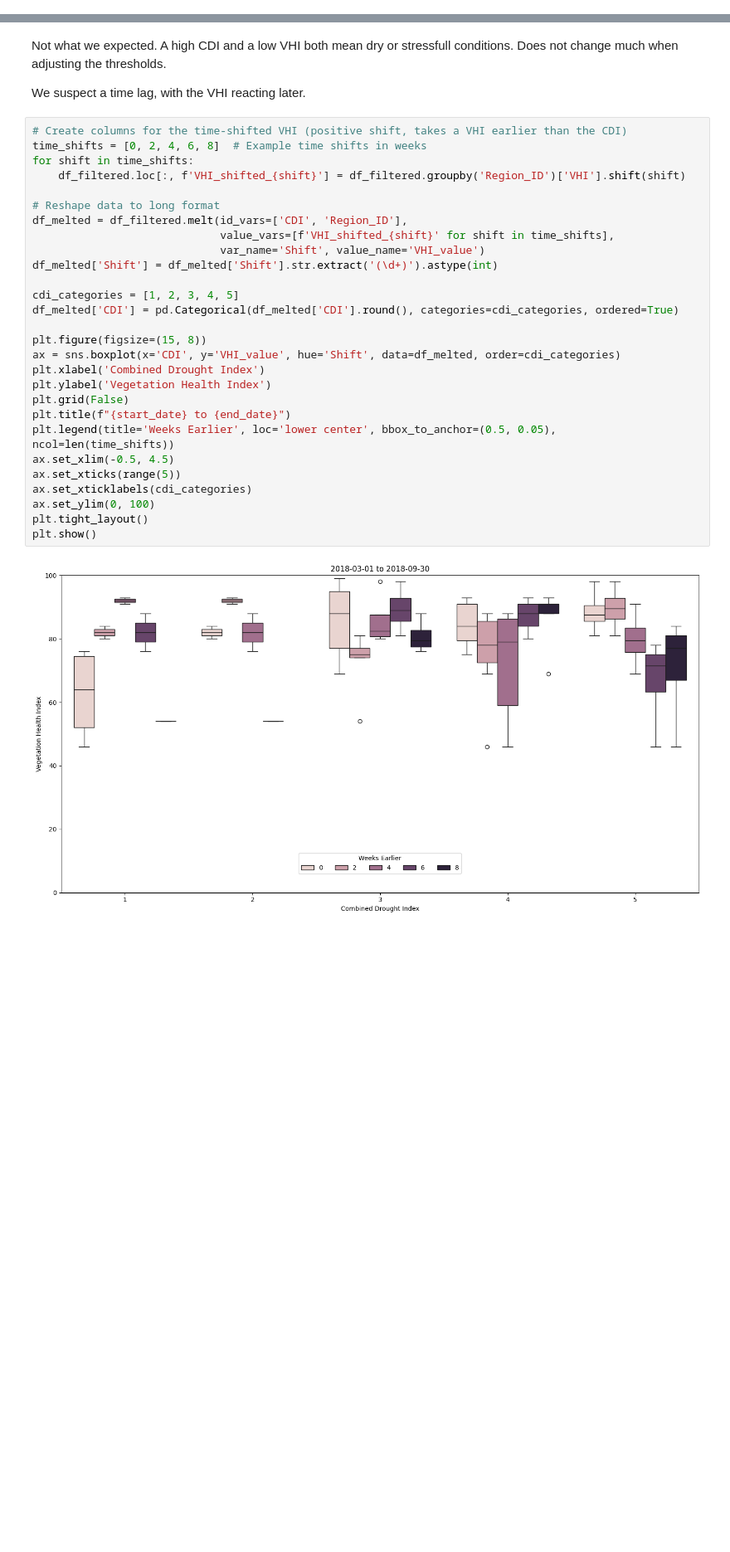
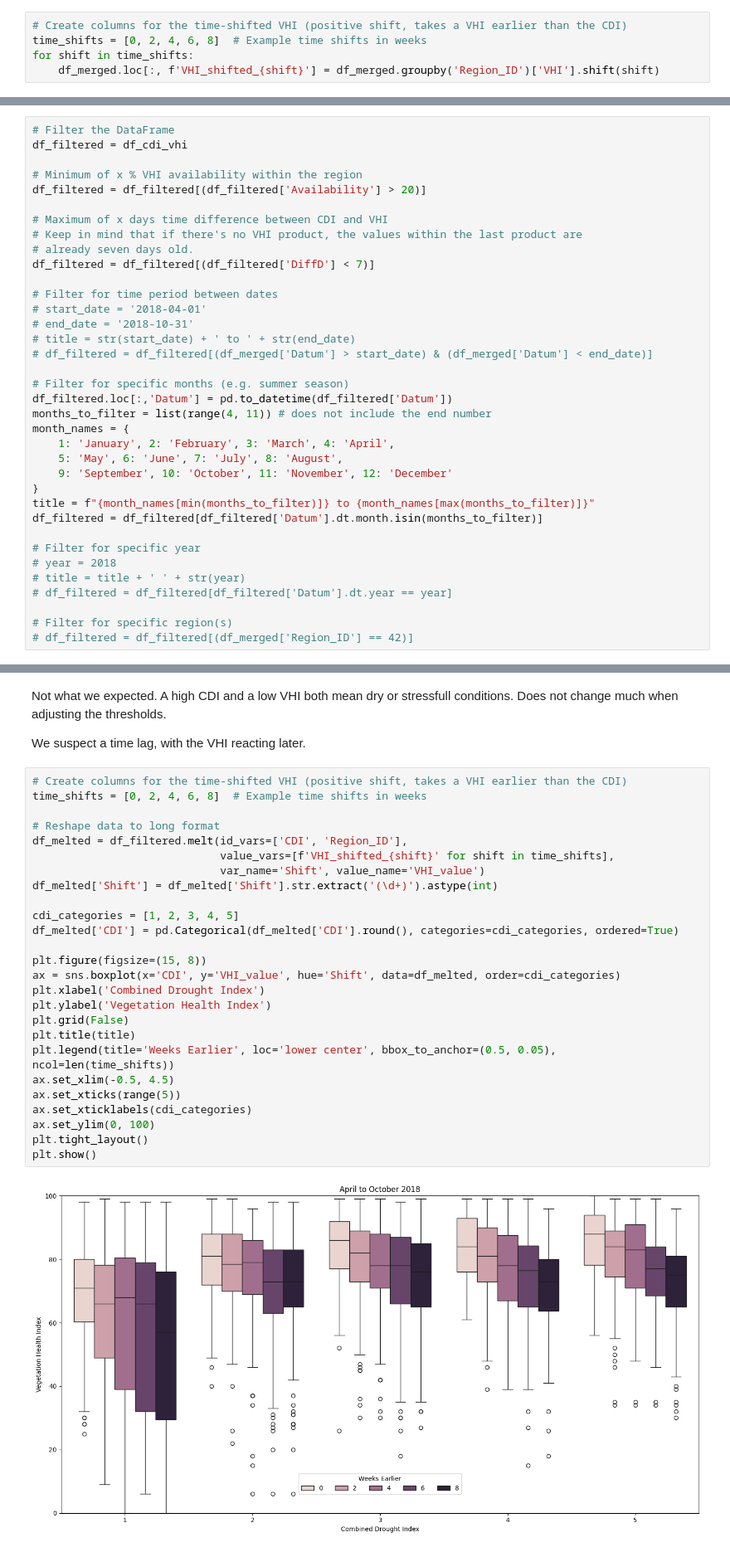
Before and after one commit to swisstopo/topo-satromo, a Jupyter notebook: codegallery/jupyter/Python/stac/vhi-plausability.ipynb, the cells around one changed output, grey strips where cells are left out. Shown at 83% size. Saved outputs shown, nothing was run; the diff lists cells and outputs as text; blank space fills up the shorter version.

```diff
--- a/codegallery/jupyter/Python/stac/vhi-plausability.ipynb
+++ b/codegallery/jupyter/Python/stac/vhi-plausability.ipynb
@@ -263,6 +249,11 @@ df_merged.iloc[150:155]
 | 152 | 2017-05-07 | 31 | 1 | 1 | 3 | 1 | 1 | 1 | 35.0 | ... |
 | 153 | 2017-05-07 | 32 | 1 | 1 | 1 | 1 | 1 | 1 | 28.0 | ... |
 | 154 | 2017-05-07 | 33 | 1 | 1 | 1 | 1 | 1 | 1 | 46.0 | ... |
+# %%
+# Create columns for the time-shifted VHI (positive shift, takes a VHI earlier than the CDI)
+time_shifts = [0, 2, 4, 6, 8]  # Example time shifts in weeks
+for shift in time_shifts:
+    df_merged.loc[:, f'VHI_shifted_{shift}'] = df_merged.groupby('Region_ID')['VHI'].shift(shift)
 # %% [markdown]
 To do:
 - *Adding the column 'Current' to state how much of the VHI value is from the lates available swissEO S2-SR product.*
@@ -302,0 +374,36 @@ Box plots:
+# %%
+# Filter the DataFrame
+df_filtered = df_cdi_vhi
+
+# Minimum of x % VHI availability within the region
+df_filtered = df_filtered[(df_filtered['Availability'] > 20)]
+
+# Maximum of x days time difference between CDI and VHI
+# Keep in mind that if there's no VHI product, the values within the last product are
+# already seven days old.
+df_filtered = df_filtered[(df_filtered['DiffD'] < 7)]
+
+# Filter for time period between dates
+# start_date = '2018-04-01'
+# end_date = '2018-10-31'
+# title = str(start_date) + ' to ' + str(end_date)
+# df_filtered = df_filtered[(df_merged['Datum'] > start_date) & (df_merged['Datum'] < end_date)]
+
+# Filter for specific months (e.g. summer season)
+df_filtered.loc[:,'Datum'] = pd.to_datetime(df_filtered['Datum'])
+months_to_filter = list(range(4, 11)) # does not include the end number
+month_names = {
+    1: 'January', 2: 'February', 3: 'March', 4: 'April',
+    5: 'May', 6: 'June', 7: 'July', 8: 'August',
+    9: 'September', 10: 'October', 11: 'November', 12: 'December'
+}
+title = f"{month_names[min(months_to_filter)]} to {month_names[max(months_to_filter)]}"
+df_filtered = df_filtered[df_filtered['Datum'].dt.month.isin(months_to_filter)]
+
+# Filter for specific year
+# year = 2018
+# title = title + ' ' + str(year)
+# df_filtered = df_filtered[df_filtered['Datum'].dt.year == year]
+
+# Filter for specific region(s)
+# df_filtered = df_filtered[(df_merged['Region_ID'] == 42)]
@@ -321,30 +430,28 @@ We suspect a time lag, with the VHI reacting later.
 # %%
 # Create columns for the time-shifted VHI (positive shift, takes a VHI earlier than the CDI)
 time_shifts = [0, 2, 4, 6, 8]  # Example time shifts in weeks
-for shift in time_shifts:
-    df_filtered.loc[:, f'VHI_shifted_{shift}'] = df_filtered.groupby('Region_ID')['VHI'].shift(shift)
 
 # Reshape data to long format
 df_melted = df_filtered.melt(id_vars=['CDI', 'Region_ID'],
                              value_vars=[f'VHI_shifted_{shift}' for shift in time_shifts],
                              var_name='Shift', value_name='VHI_value')
 df_melted['Shift'] = df_melted['Shift'].str.extract('(\d+)').astype(int)
 
 cdi_categories = [1, 2, 3, 4, 5]
 df_melted['CDI'] = pd.Categorical(df_melted['CDI'].round(), categories=cdi_categories, ordered=True)
 
 plt.figure(figsize=(15, 8))
 ax = sns.boxplot(x='CDI', y='VHI_value', hue='Shift', data=df_melted, order=cdi_categories)
 plt.xlabel('Combined Drought Index')
 plt.ylabel('Vegetation Health Index')
 plt.grid(False)
-plt.title(f"{start_date} to {end_date}")
+plt.title(title)
 plt.legend(title='Weeks Earlier', loc='lower center', bbox_to_anchor=(0.5, 0.05), ncol=len(time_shifts))
 ax.set_xlim(-0.5, 4.5)
 ax.set_xticks(range(5))
 ax.set_xticklabels(cdi_categories)
 ax.set_ylim(0, 100)
 plt.tight_layout()
 plt.show()
 # %% [output]
-[figure, old version]
+[figure, new version]
```
Also changed, not shown: parts of 22 cells of this notebook.
